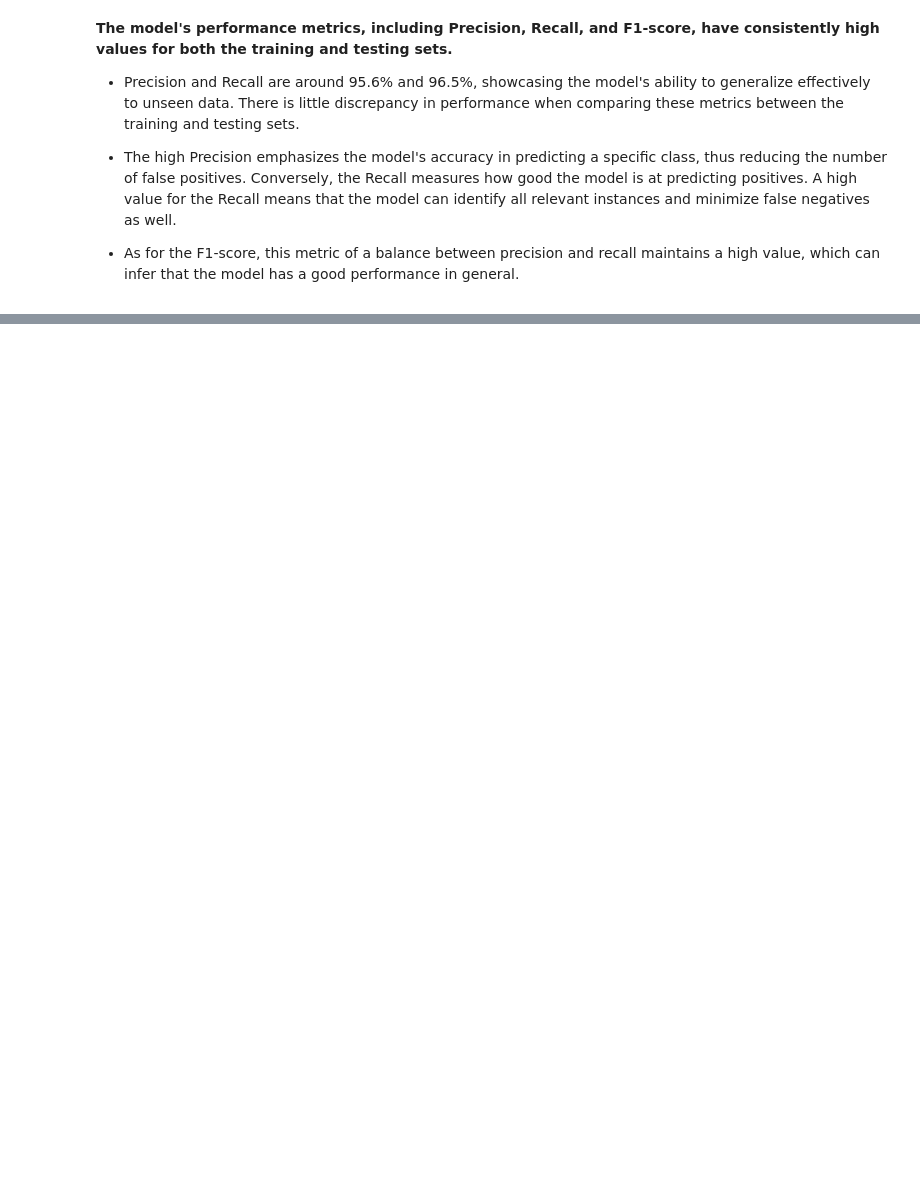
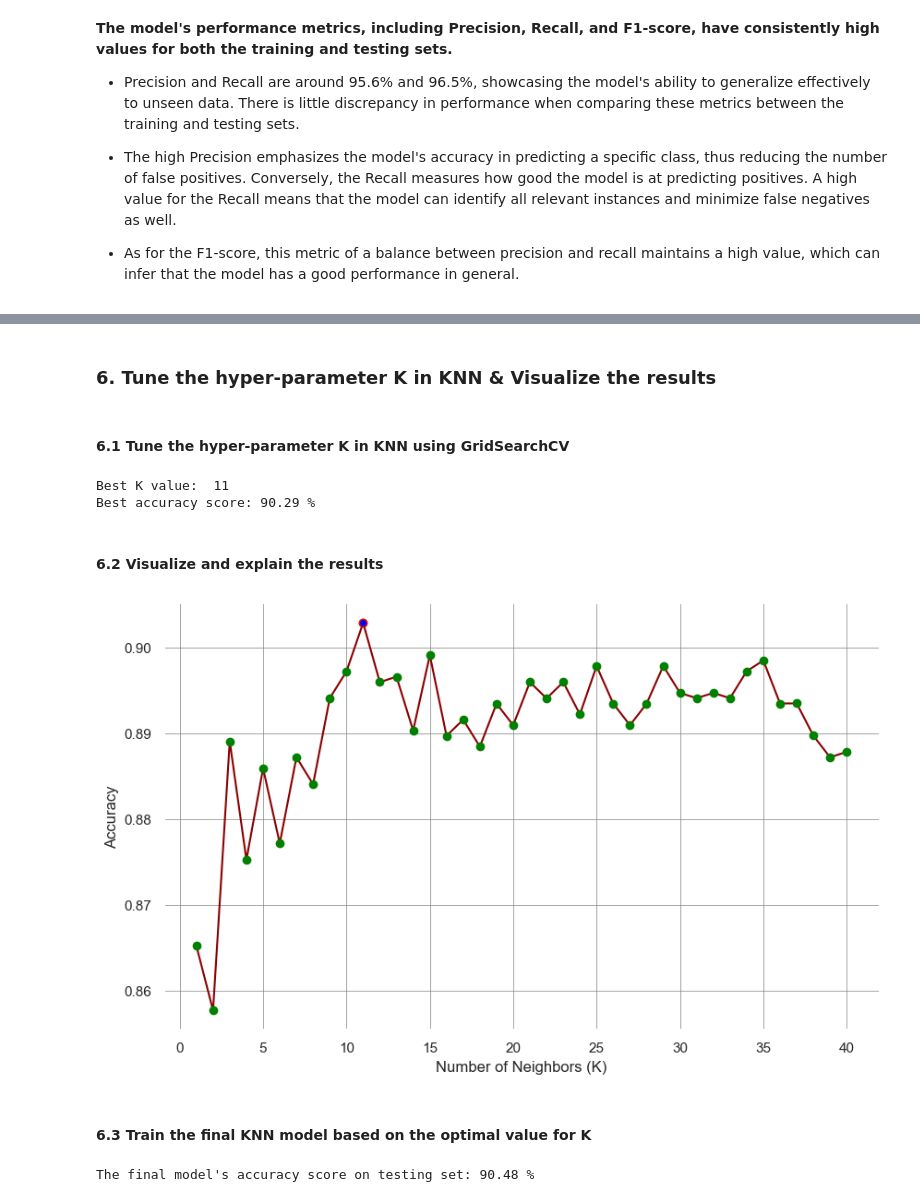
Before and after one commit to leonguyen18/MQ-Data-Science-Portfolio-3, a Jupyter notebook: 48203971_Portfolio3.ipynb, the cells around one changed output, grey strips where cells are left out. Cells and saved outputs as stored; diff of their text form; code cells hidden in the pictures; blank space fills up the shorter version.

```diff
--- a/Portfolio_Part_3_(2024_S1)_Questions.ipynb
+++ b/48203971_Portfolio3.ipynb
@@ -263,0 +277,9 @@ print(test.shape)
+# %%
+# Create a StandardScaler instance
+scaler = StandardScaler()
+
+# Fit the scaler to the training data and transform it
+X_train_scaled = scaler.fit_transform(X_train)
+
+# Transform the test data using the same scaling parameters computed on the training data
+X_test_scaled = scaler.transform(X_test)
@@ -306,7 +298,7 @@ Name: price_range, dtype: int64
 # %%
 # Training Logistic Regression model
-model = LogisticRegression()
-model.fit(X_train, y_train)
+logistic_model = LogisticRegression()
+logistic_model.fit(X_train_scaled, y_train)
 # %% [output]
 LogisticRegression()
 # %%
@@ -531,0 +435,59 @@ Acc on test set using 9 features:  0.9649122807017544
+# %% [markdown]
+### 6. Tune the hyper-parameter K in KNN & Visualize the results
+# %% [markdown]
+#### 6.1 Tune the hyper-parameter K in KNN using GridSearchCV
+# %%
+# Define search space for parameters K
+parameter_grid = {'n_neighbors': range(1, 41)}
+
+# Create the machine learning model
+knn_clf = KNeighborsClassifier()
+clf = GridSearchCV(knn_clf, parameter_grid, scoring='accuracy', cv=10)
+clf.fit(X_train_scaled, y_train)
+
+# Identify the best parameter(s)
+print('Best K value: ', clf.best_params_['n_neighbors'])
+print('Best accuracy score: %.2f %%' %(100*clf.best_score_))
+# %% [output]
+Best K value:  11
+Best accuracy score: 90.29 %
+# %% [markdown]
+#### 6.2 Visualize and explain the results
+# %%
+# Visualize the results
+results = clf.cv_results_ # Get the results of the grid search
+
+# Create a figure plot with some preferences
+plt.figure(figsize=(10, 6), facecolor='white')
+plt.gca().set_facecolor('white')
+plt.xlabel('Number of Neighbors (K)') # Set the labels of the x and y axes
+plt.ylabel('Accuracy')
+plt.grid(True, which='both', color='grey', linewidth=0.5) # Add grid lines
+
+# Plot the mean test scores as the main line graph
+plt.plot(range(1, 41), results['mean_test_score'], marker='o', color='darkred', markerfacecolor='green', markeredgecolor='green')
+
+# Highlight the data point for the optimal K=11
+plt.scatter(11, results['mean_test_score'][10], color='blue', edgecolor='red', zorder=5)
+
+# Show the plot
+plt.show()
+# %% [output]
+[figure, added]
+# %% [markdown]
+#### 6.3 Train the final KNN model based on the optimal value for K
+# %%
+# Get the best K value from GridSearchCV
+best_k = clf.best_params_['n_neighbors']
+
+# Create and train the final KNN classifier model with the best K value
+knn_final_model = KNeighborsClassifier(n_neighbors = best_k)
+knn_final_model.fit(X_train_scaled, y_train)
+
+# Use the final KNN model to make predictions on the normalized testing data
+y_pred_test_final = knn_final_model.predict(X_test_scaled)
+
+# Evaluate the performance of the final KNN model on the test set
+print("The final model's accuracy score on testing set: %.2f %%" %(100*accuracy_score(y_test, y_pred_test_final)))
+# %% [output]
+The final model's accuracy score on testing set: 90.48 %
```
Also changed, not shown: parts of 23 cells of this notebook, 1 other file.
